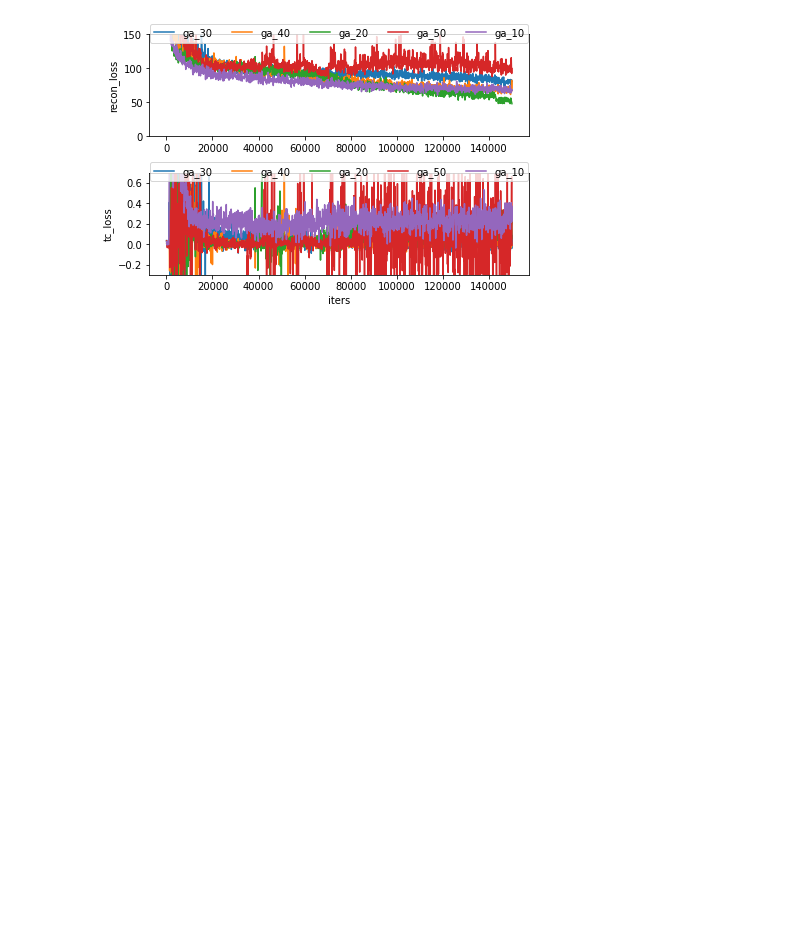
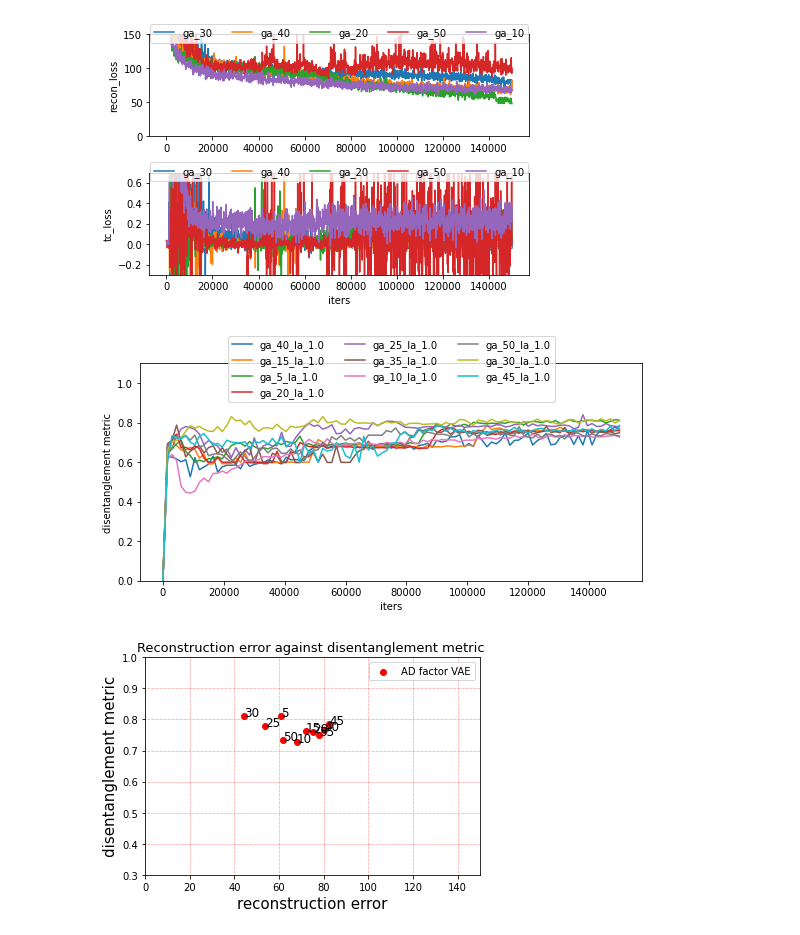
Before and after one commit to Carmoondedraak/FACT-2021, a Jupyter notebook: visually_explanable.ipynb, the cells around one changed output. Cells and saved outputs as stored; diff of their text form; code cells hidden in the pictures; blank space fills up the shorter version.

Commit message:
Adding disent. 2nd experim results

```diff
--- a/visually_explanable.ipynb
+++ b/visually_explanable.ipynb
@@ -12,3 +12,10 @@ plot_training_loss(args.get("ckpt_dir"), args.get("seeds"), detail=False)
 #plot_disentanglemet_metric(args.get("ckpt_dir"), args.get("seeds"), vanilla=False)
 # %% [output]
 [figure]
+# %%
+# For the Experiment 2 results
+args["ckpt_dir"] = './results/disent/attention_factorvae/'
+plot_experiment2(args.get("ckpt_dir"), args.get("seeds"))
+# %% [output]
+[figure, added]
+[figure, added]
```
Also changed, not shown: parts of 1 cell of this notebook, 21 other files.
